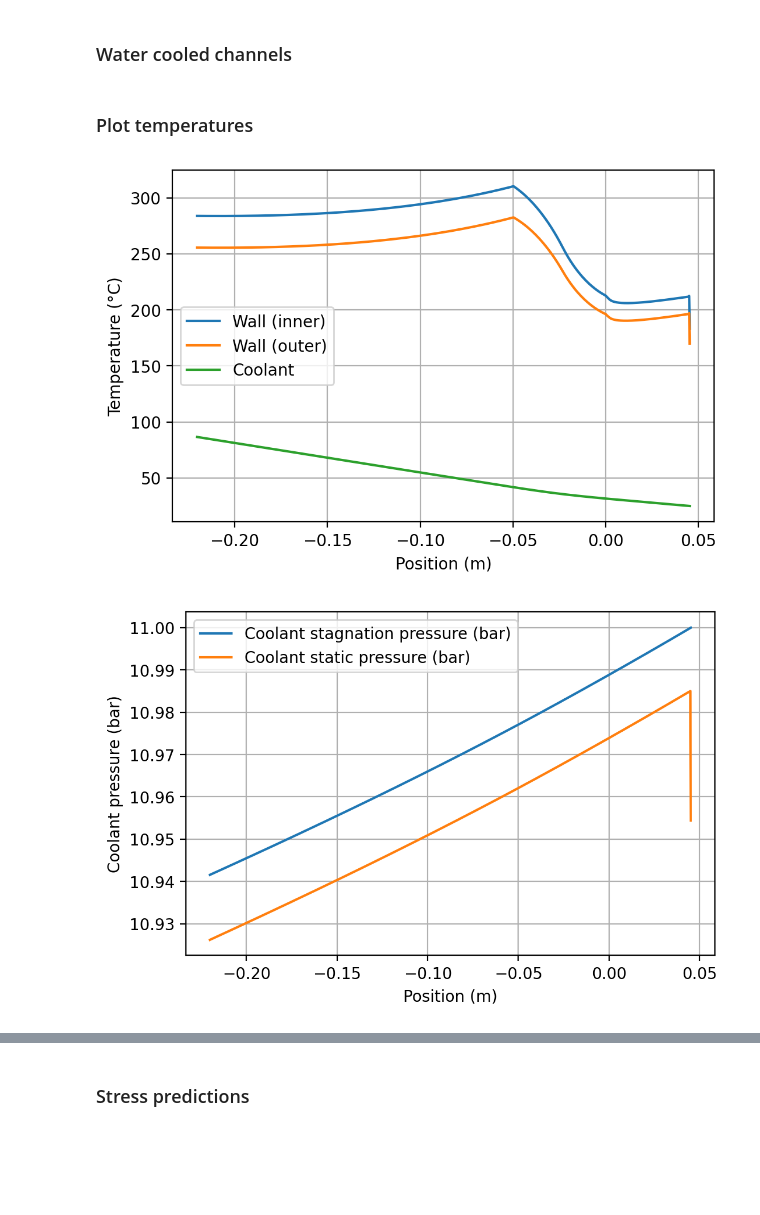
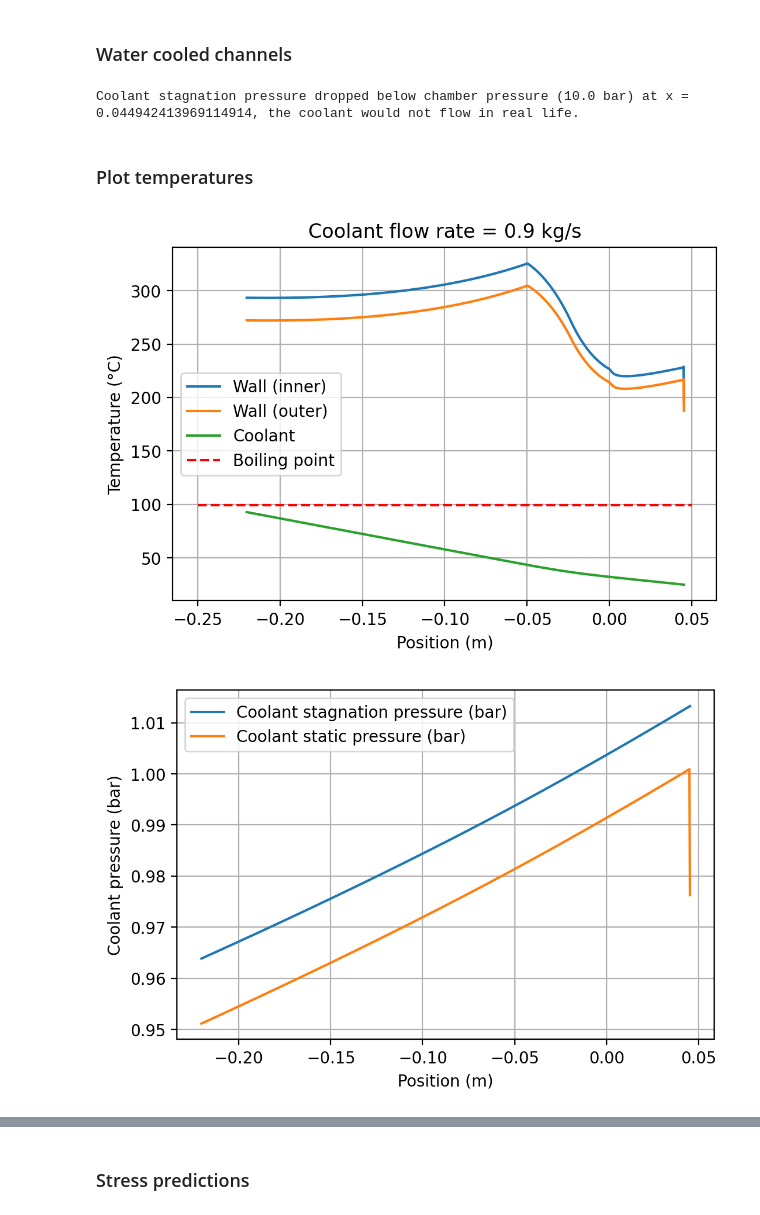
Before and after one commit to dug20/Bamboo-Investigations, a Jupyter notebook: White Dwarf/White Dwarf B.ipynb, the cells around one changed output, grey strips where cells are left out. Saved outputs shown, nothing was run; the diff lists cells and outputs as text; code cells hidden in the pictures; blank space fills up the shorter version.

Commit message:
Added water boiling temperature

```diff
--- a/White Dwarf/White Dwarf B.ipynb
+++ b/White Dwarf/White Dwarf B.ipynb
@@ -139,9 +137,9 @@ Exit radius         = 29.9 mm  (PyProPEP - equilibrium flow)
 ### Water cooled channels
 # %%
 # Coolant jacket
-mdot_coolant = 1                                    # Coolant mass flow rate (kg/s) - 1 kg/s ~= 60 litre/min for water
+mdot_coolant = 0.9                                    # Coolant mass flow rate (kg/s) - 1 kg/s ~= 60 litre/min for water
 inlet_T = 298.15                                      # Coolant inlet temperature (K)
-inlet_p0 = 11e5                                       # Tank / inlet coolant stagnation pressure (Pa)
+inlet_p0 = 1.01325e5                                  # Tank / inlet coolant stagnation pressure (Pa)
 inner_wall_material = bam.materials.CopperC700        # Copper inner wall
 outer_wall_material = bam.materials.StainlessSteel304 # Steel outer wall
 channel_height = 3e-3
@@ -160,20 +158,34 @@ def k_exhaust(T, p):
 
 
 def Pr_coolant(T, p):
-    return PropsSI("PRANDTL", "T", T, "P", p, "WATER")
+    try:
+        return PropsSI("PRANDTL", "T", T, "P", p, "WATER")
+    except ValueError:
+        return PropsSI("PRANDTL", "Q", 0, "P", p, "WATER")
 
 def mu_coolant(T, p):
-    return PropsSI("VISCOSITY", "T", T, "P", p, "WATER")
+    try:
+        return PropsSI("VISCOSITY", "T", T, "P", p, "WATER")
+    except ValueError:
+        return PropsSI("VISCOSITY", "Q", 0, "P", p, "WATER")
 
 def k_coolant(T, p):
-    return PropsSI("CONDUCTIVITY", "T", T, "P", p, "WATER")
+    try:
+        return PropsSI("CONDUCTIVITY", "T", T, "P", p, "WATER")
+    except ValueError:
+        return PropsSI("CONDUCTIVITY", "Q", 0, "P", p, "WATER")
 
 def rho_coolant(T, p):
-    return PropsSI("DMASS", "T", T, "P", p, "WATER")
-
+    try:
+        return PropsSI("DMASS", "T", T, "P", p, "WATER")
+    except ValueError:
+        return PropsSI("DMASS", "Q", 0, "P", p, "WATER")
 
 def cp_coolant(T, p):
-    return PropsSI("CPMASS", "T", T, "P", p, "WATER")
+    try:
+        return PropsSI("CPMASS", "T", T, "P", p, "WATER")
+    except ValueError:
+        return PropsSI("CPMASS", "Q", 0, "P", p, "WATER")
 
 def T_from_h(enthalpy, p):
     return PropsSI("T", "H", enthalpy, "P", p, "WATER")
@@ -220,19 +232,24 @@ engine.add_ablative(ablative_material)
 heating_data = engine.steady_heating_analysis(to_json = False,
                                               h_gas_model = 'bartz-sigma',
                                               h_coolant_model = 'gnielinski')
+# %% [output]
+Coolant stagnation pressure dropped below chamber pressure (10.0 bar) at x = 0.044942413969114914, the coolant would not flow in real life.
 # %% [markdown]
 ### Plot temperatures
 # %%
 import matplotlib as mpl
 mpl.rcParams['figure.dpi'] = 200
 
 bam.plot.plot_temperatures(heating_data)
+plt.title(f"Coolant flow rate = {mdot_coolant} kg/s")
+plt.hlines(y = PropsSI("T", "Q", 0, "P", 1e5, "WATER")-273.15, xmin = -0.25, xmax = 0.05, label ="Boiling point", color = "red", linestyle = "--")
+plt.legend()
 bam.plot.plot_jacket_pressure(heating_data)
 bam.plot.plot_coolant_velocities(heating_data)
 bam.plot.plot_qdot(heating_data)
 engine.plot_geometry()
 
 plt.show()
 # %% [output]
-[figure, old version]
+[figure, new version]
-[figure, old version]
+[figure, new version]
```
Also changed, not shown: parts of 3 cells of this notebook.
